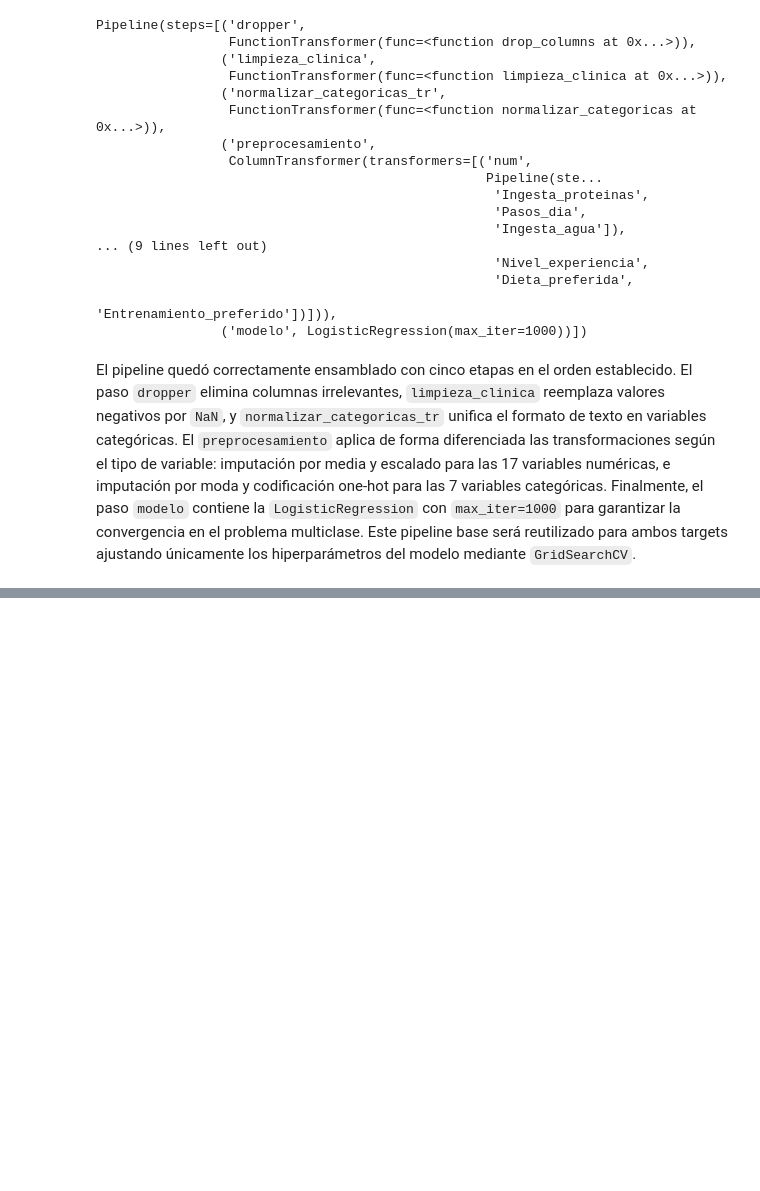
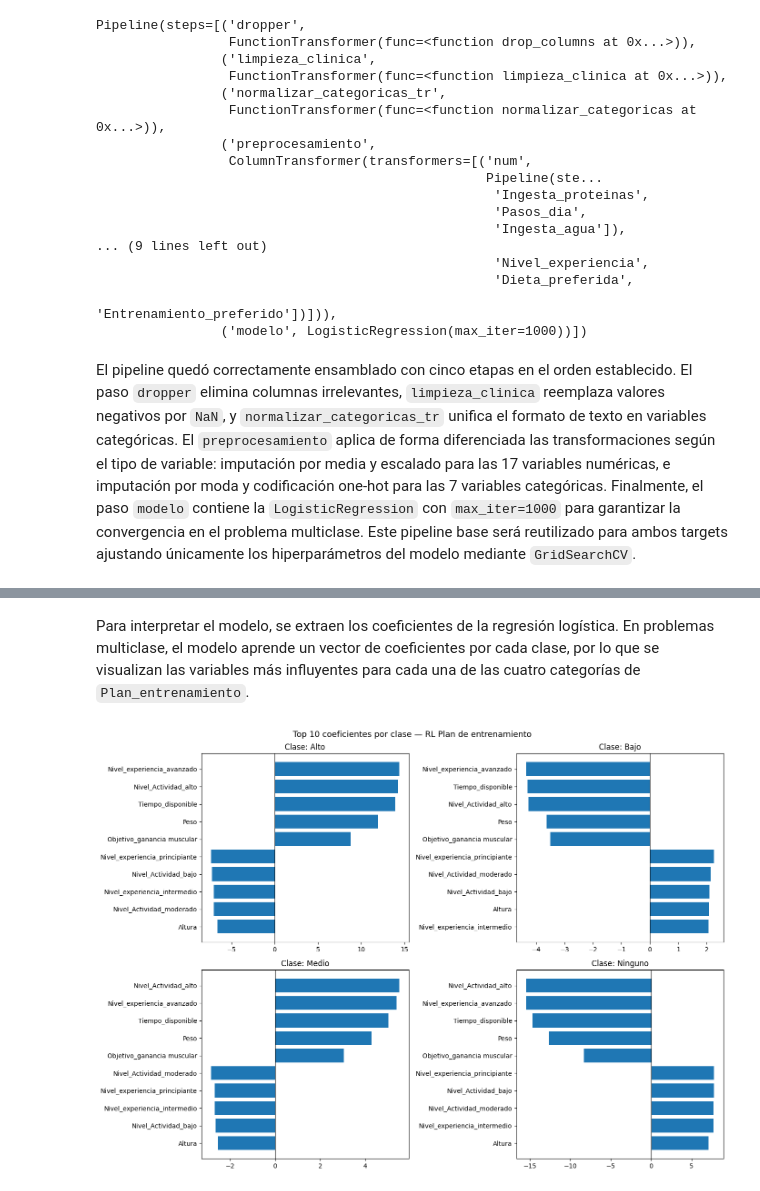
Before and after one commit to jcamilc17/Laboratorio_3-ML, a Jupyter notebook: Laboratorio3.ipynb, the cells around one changed output, grey strips where cells are left out. Drawn from its saved outputs; the diff is of its cells as text; code cells hidden in the pictures; blank space fills up the shorter version.

```diff
--- a/Laboratorio3.ipynb
+++ b/Laboratorio3.ipynb
@@ -508,0 +464,31 @@ modelo_cargado = joblib.load("modelo_regresion_logistica.joblib")
+# %% [markdown]
+Para interpretar el modelo, se extraen los coeficientes de la regresión logística. En problemas multiclase, el modelo aprende un vector de coeficientes por cada clase, por lo que se visualizan las variables más influyentes para cada una de las cuatro categorías de `Plan_entrenamiento`.
+# %%
+preprocesador_fit = best_model_rl_ent.named_steps['preprocesamiento']
+log_reg_fit = best_model_rl_ent.named_steps['modelo']
+
+# Nombres de features
+feature_names_num = numericas_features
+ohe = preprocesador_fit.transformers_[1][1].named_steps['onehot']
+feature_names_cat = ohe.get_feature_names_out(categoricas_features)
+all_feature_names = np.concatenate([feature_names_num, feature_names_cat])
+
+# Coeficientes por clase
+clases = log_reg_fit.classes_
+fig, axes = plt.subplots(2, 2, figsize=(14, 10))
+axes = axes.flatten()
+
+for i, clase in enumerate(clases):
+    coefs = log_reg_fit.coef_[i]
+    coef_df = pd.DataFrame({'feature': all_feature_names, 'coef': coefs})
+    coef_df = coef_df.reindex(coef_df['coef'].abs().sort_values(ascending=False).index).head(10)
+    axes[i].barh(coef_df['feature'], coef_df['coef'])
+    axes[i].set_title(f'Clase: {clase}')
+    axes[i].axvline(0, color='black', linewidth=0.8)
+    axes[i].invert_yaxis()
+
+plt.suptitle('Top 10 coeficientes por clase — RL Plan de entrenamiento', fontsize=13)
+plt.tight_layout()
+plt.show()
+# %% [output]
+[figure, added]
```
Also changed, not shown: parts of 107 cells of this notebook, 2 other files.
